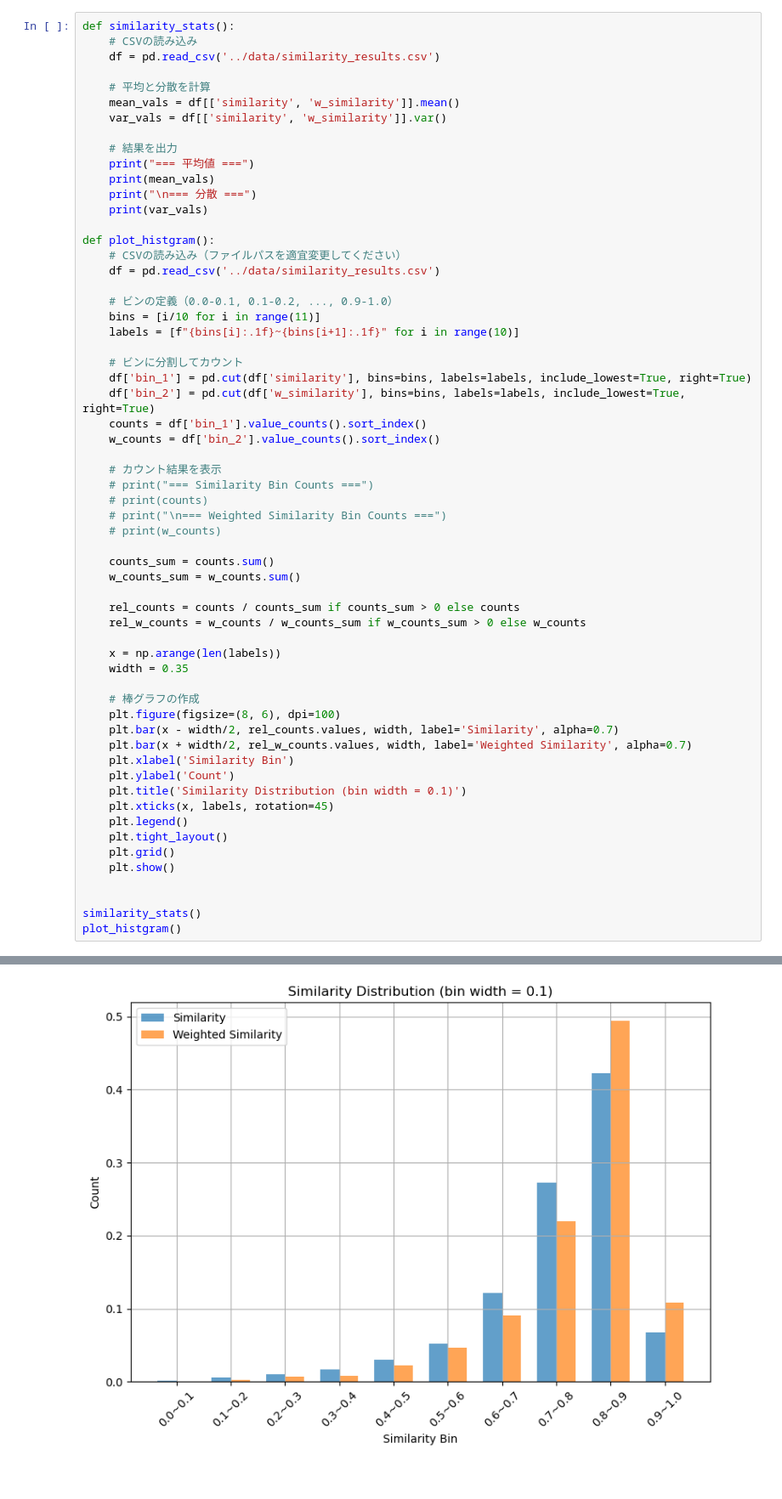
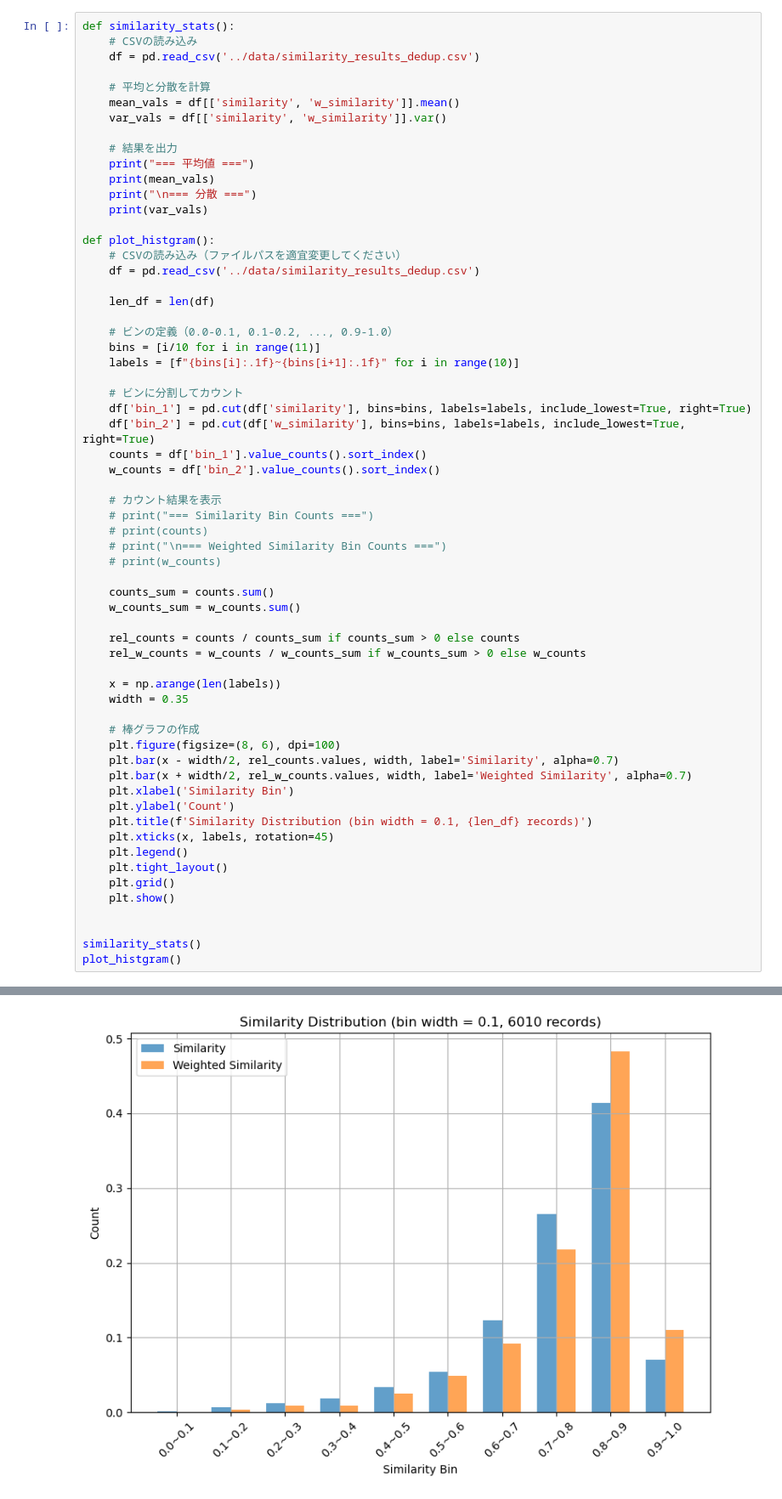
Before and after one commit to 0tum/deep-molecular-massspec, a Jupyter notebook: code/calc_sims.ipynb, the cells around one changed output, grey strips where cells are left out. Shown: that part at 85% size. Saved outputs shown, nothing was run; the diff lists cells and outputs as text.

```diff
--- a/code/calc_sims.ipynb
+++ b/code/calc_sims.ipynb
@@ -116,7 +112,7 @@ if __name__ == "__main__":
 # %%
 def similarity_stats():
     # CSVの読み込み
-    df = pd.read_csv('../data/similarity_results.csv')
+    df = pd.read_csv('../data/similarity_results_dedup.csv')
 
     # 平均と分散を計算
     mean_vals = df[['similarity', 'w_similarity']].mean()
@@ -130,7 +126,9 @@ def similarity_stats():
 
 def plot_histgram():
     # CSVの読み込み（ファイルパスを適宜変更してください）
-    df = pd.read_csv('../data/similarity_results.csv')
+    df = pd.read_csv('../data/similarity_results_dedup.csv')
+
+    len_df = len(df)
 
     # ビンの定義（0.0-0.1, 0.1-0.2, ..., 0.9-1.0）
     bins = [i/10 for i in range(11)]
@@ -163,7 +161,7 @@ def plot_histgram():
     plt.bar(x + width/2, rel_w_counts.values, width, label='Weighted Similarity', alpha=0.7)
     plt.xlabel('Similarity Bin')
     plt.ylabel('Count')
-    plt.title('Similarity Distribution (bin width = 0.1)')
+    plt.title(f'Similarity Distribution (bin width = 0.1, {len_df} records)')
     plt.xticks(x, labels, rotation=45)
     plt.legend()
     plt.tight_layout()
@@ -185,5 +183,5 @@ w_similarity    0.016156
 dtype: float64
-[figure, old version]
+[figure, new version]
 # %%
 # 各化合物についてフッ素の割合を計算
 from rdkit import Chem
```
Also changed, not shown: parts of 7 cells of this notebook, 20 other files.
